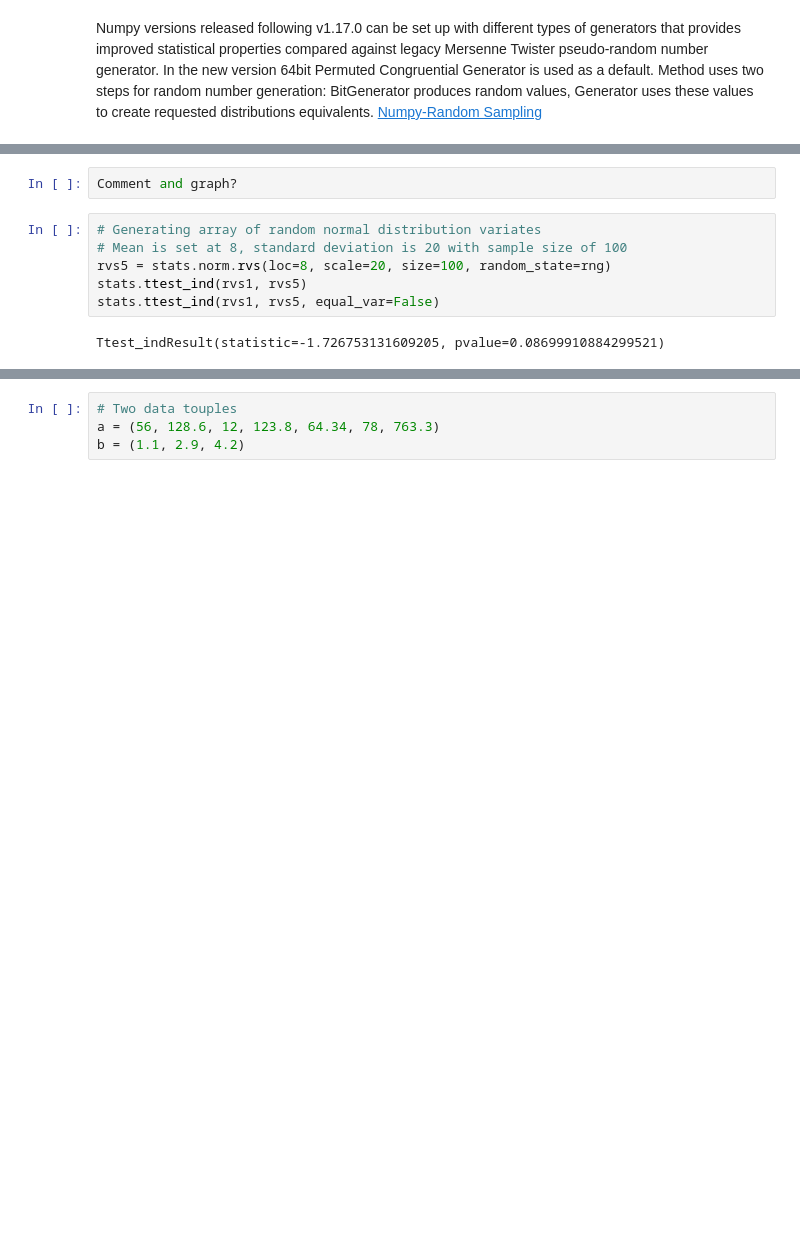
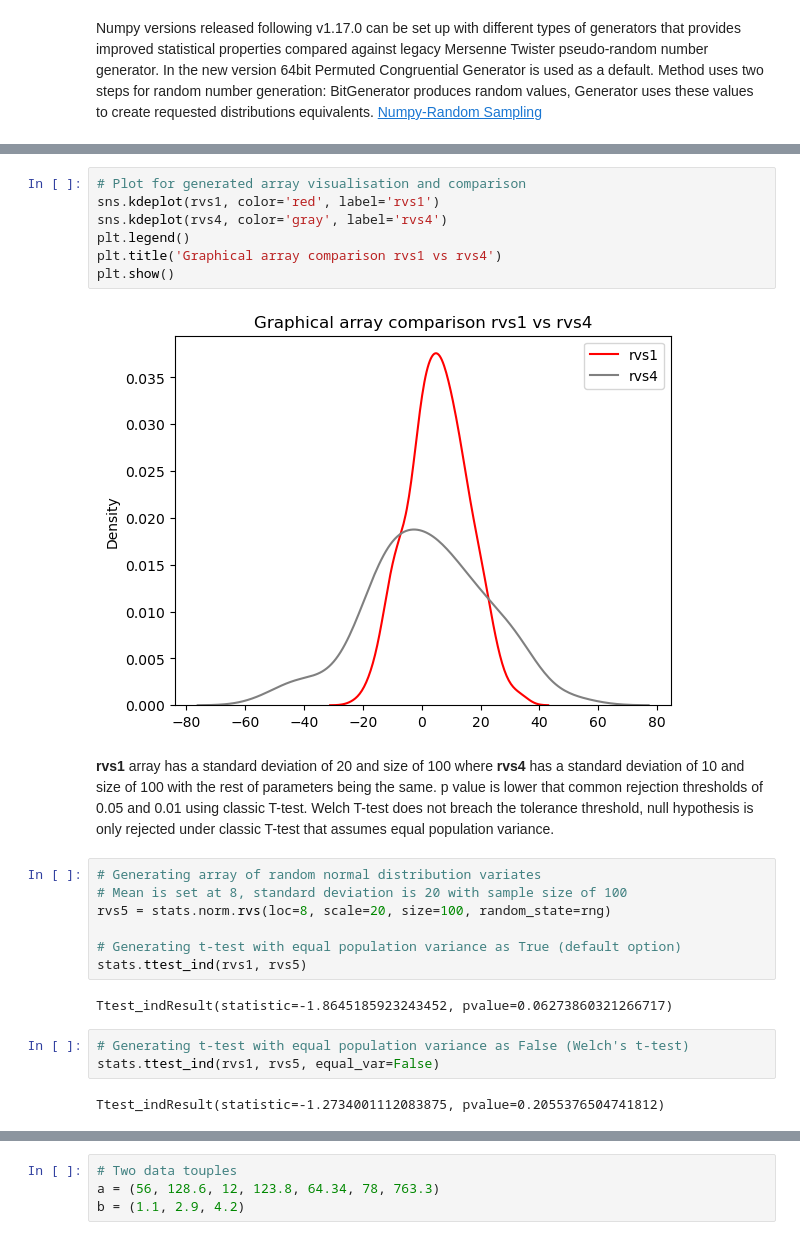
Before and after one commit to Mantvydas-data/MLS-Project, a Jupyter notebook: exercises/01.statistics-exercises.ipynb, the cells around one changed output, grey strips where cells are left out. Cells and saved outputs as stored; diff of their text form; blank space fills up the shorter version.

```diff
--- a/exercises/01.statistics-exercises.ipynb
+++ b/exercises/01.statistics-exercises.ipynb
@@ -196,11 +227,27 @@ Ttest_indResult(statistic=-0.22236441782338115, pvalue=0.8244517034078342)
 # %%
-Comment and graph?
+# Plot for generated array visualisation and comparison
+sns.kdeplot(rvs1, color='red', label='rvs1')
+sns.kdeplot(rvs4, color='gray', label='rvs4')
+plt.legend()
+plt.title('Graphical array comparison rvs1 vs rvs4')
+plt.show()
+# %% [output]
+[figure, added]
+# %% [markdown]
+**rvs1** array has a standard deviation of 20 and size of 100 where **rvs4** has a standard deviation of 10 and size of 100 with the rest of parameters being the same.
+p value is lower that common rejection thresholds of 0.05 and 0.01 using classic T-test. Welch T-test does not breach the tolerance threshold, null hypothesis is only rejected under classic T-test that assumes equal population variance.
 # %%
 # Generating array of random normal distribution variates
 # Mean is set at 8, standard deviation is 20 with sample size of 100
 rvs5 = stats.norm.rvs(loc=8, scale=20, size=100, random_state=rng)
+
+# Generating t-test with equal population variance as True (default option)
 stats.ttest_ind(rvs1, rvs5)
-stats.ttest_ind(rvs1, rvs5, equal_var=False)
 # %% [output]
-Ttest_indResult(statistic=-1.726753131609205, pvalue=0.08699910884299521)
+Ttest_indResult(statistic=-1.8645185923243452, pvalue=0.06273860321266717)
+# %%
+# Generating t-test with equal population variance as False (Welch's t-test)
+stats.ttest_ind(rvs1, rvs5, equal_var=False)
+# %% [output]
+Ttest_indResult(statistic=-1.2734001112083875, pvalue=0.2055376504741812)
 # %%
```
Also changed, not shown: parts of 30 cells of this notebook.
